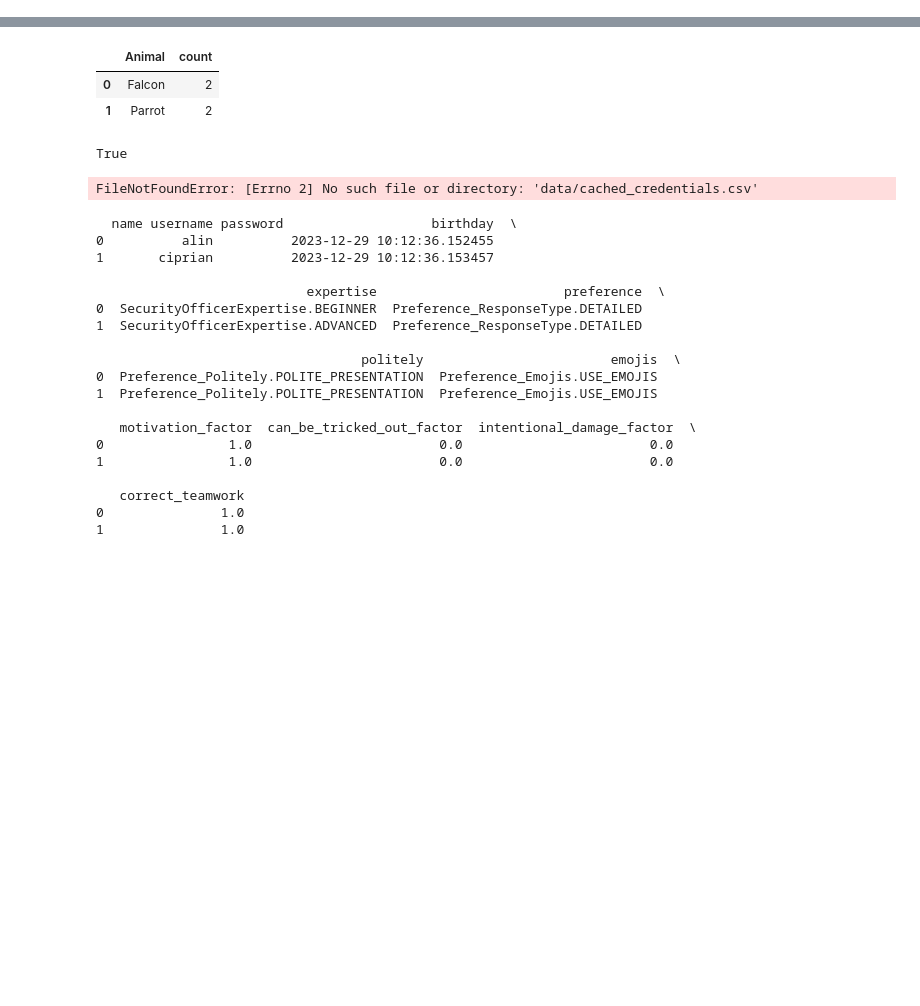
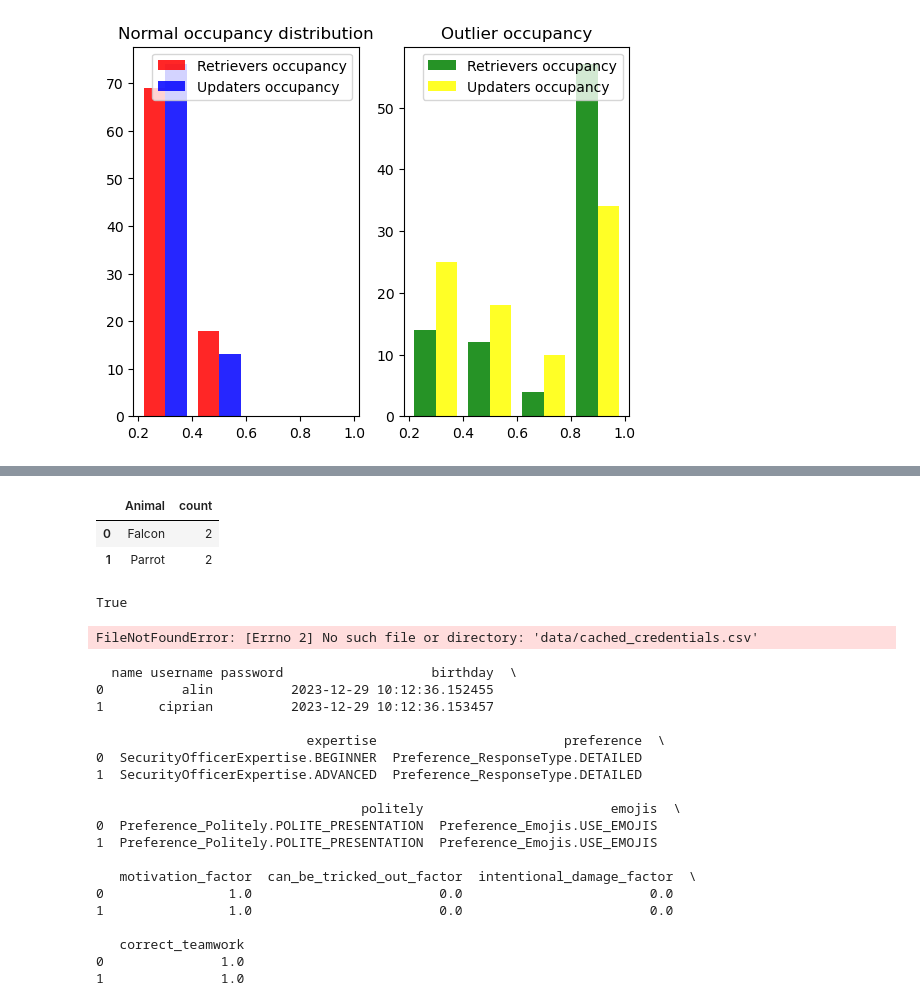
Before and after one commit to unibuc-cs/CyberGuardian_UI, a Jupyter notebook: visualizationSamples/test.ipynb, the cells around one changed output, grey strips where cells are left out. Saved outputs shown, nothing was run; the diff lists cells and outputs as text; code cells hidden in the pictures; blank space fills up the shorter version.

Commit message:
Improved visualizations

```diff
--- a/visualizationSamples/test.ipynb
+++ b/visualizationSamples/test.ipynb
@@ -1,2 +1,26 @@
+# %%
+
+from matplotlib import pyplot as plt
+import pandas as pd
+df_normal = pd.read_csv("../dynabicChatbot/good_RESOURCES_OCCUPANCY_HACKED_False.csv")
+df_outlier = pd.read_csv("../dynabicChatbot/good_RESOURCES_OCCUPANCY_HACKED_True.csv")
+
+# plotting two histograms on the same axis
+
+fig, ax = plt.subplots(1,2)
+
+ax[0].hist([df_normal['dataretrieval_occupancy'], df_normal['dataupdater_occupancy']],
+         bins=[0.2, 0.4, 0.6, 0.8, 1.0], alpha=0.85, color=['red', 'blue'], label=['Retrievers occupancy', 'Updaters occupancy'])
+ax[0].legend()
+ax[0].set_title("Normal occupancy distribution")
+
+ax[1].hist([df_outlier['dataretrieval_occupancy'], df_outlier['dataupdater_occupancy']],
+         bins=[0.2, 0.4, 0.6, 0.8, 1.0], alpha=0.85, color=['green', 'yellow'], label=['Retrievers occupancy', 'Updaters occupancy'])
+ax[1].legend()
+ax[1].set_title("Outlier occupancy")
+
+plt.show(fig)
+# %% [output]
+[figure, added]
 # %%
 import pandas as pd
```
Also changed, not shown: parts of 1 cell of this notebook, 8 other files.
